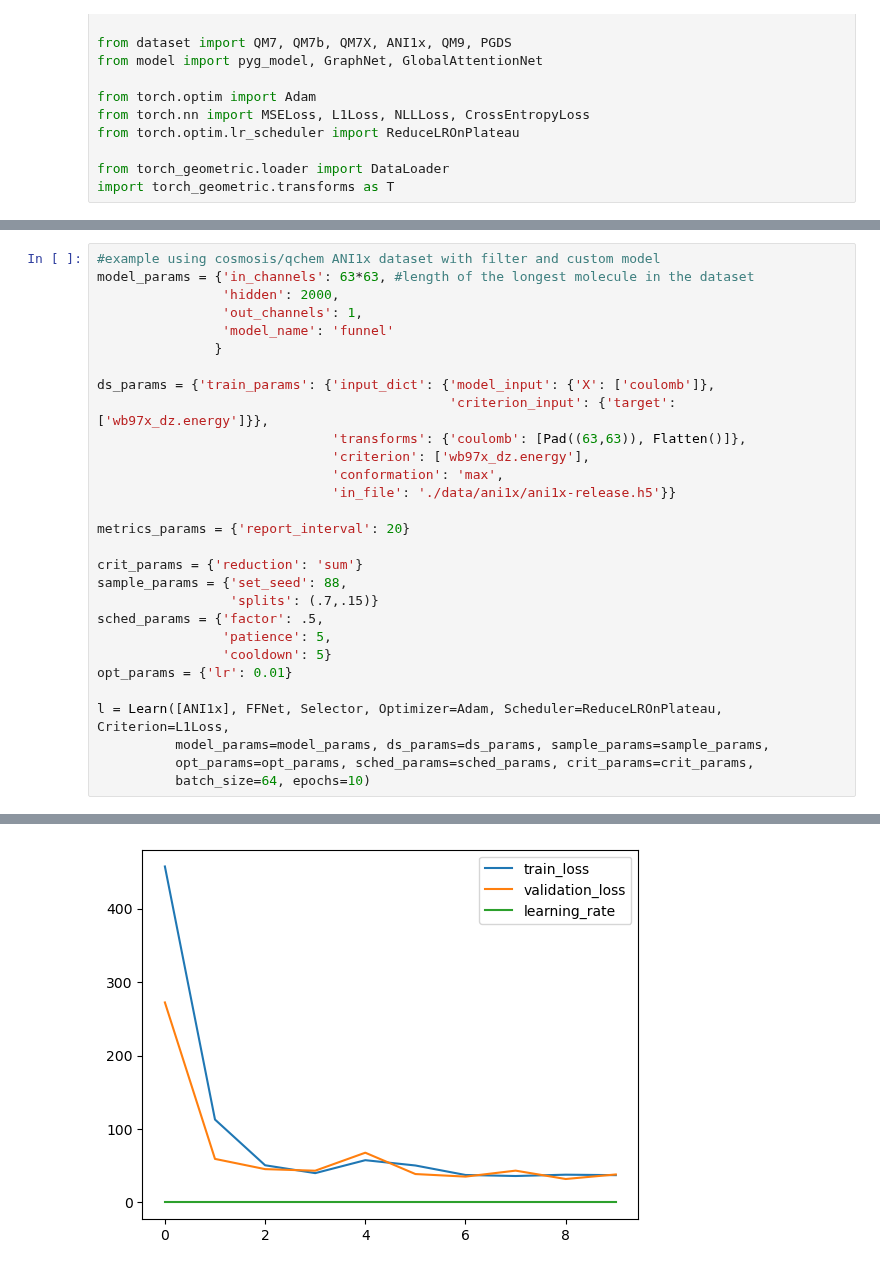
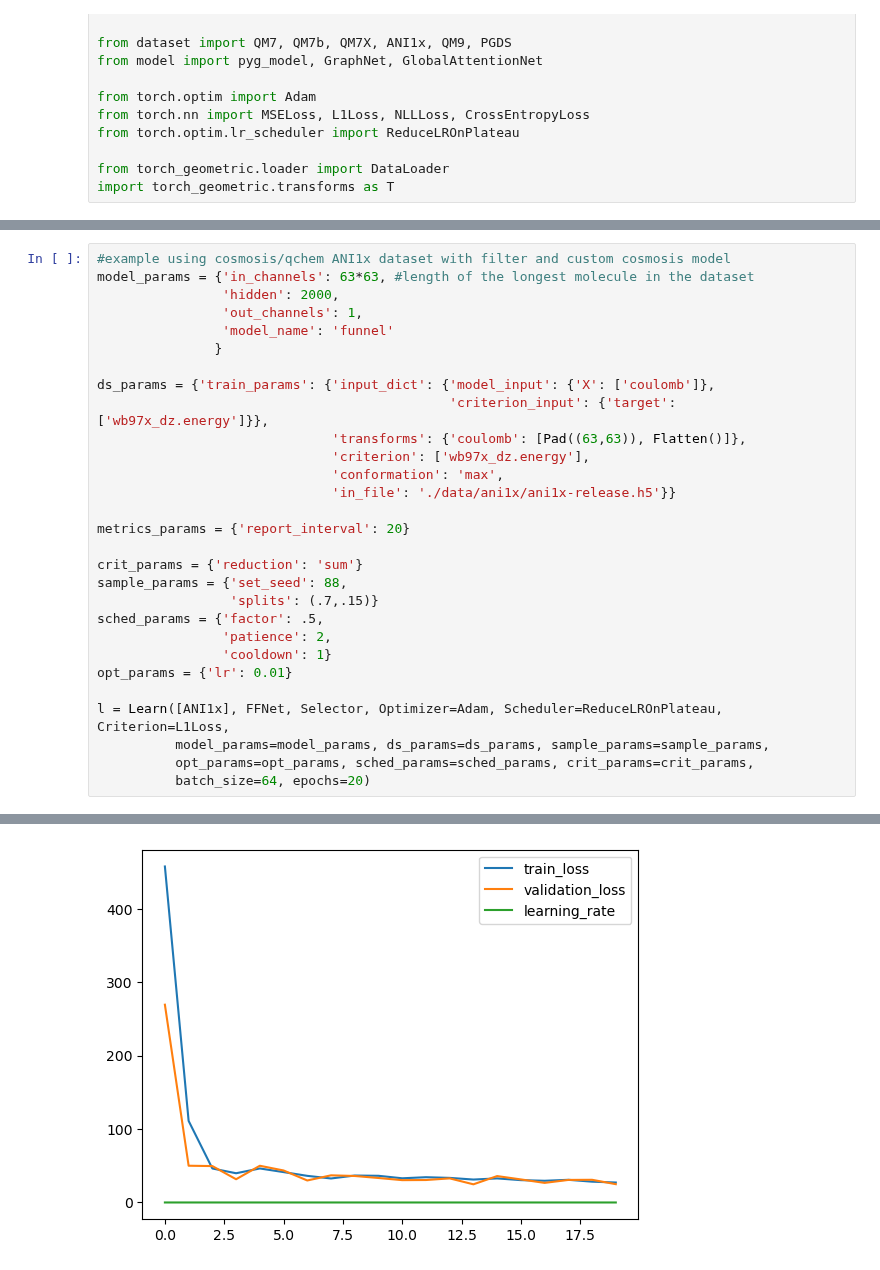
Before and after one commit to icanswim/qchem, a Jupyter notebook: experiment.ipynb, the cells around one changed output, grey strips where cells are left out. Cells and saved outputs as stored; diff of their text form.

```diff
--- a/experiment.ipynb
+++ b/experiment.ipynb
@@ -470,5 +584,5 @@ l = Learn([QM7X], FFNet, Selector,
 # %%
-#example using cosmosis/qchem ANI1x dataset with filter and custom model
+#example using cosmosis/qchem ANI1x dataset with filter and custom cosmosis model
 model_params = {'in_channels': 63*63, #length of the longest molecule in the dataset
                 'hidden': 2000,
                 'out_channels': 1,
@@ -488,14 +602,14 @@ crit_params = {'reduction': 'sum'}
 sample_params = {'set_seed': 88,
                  'splits': (.7,.15)}
 sched_params = {'factor': .5,
-                'patience': 5,
-                'cooldown': 5}
+                'patience': 2,
+                'cooldown': 1}
 opt_params = {'lr': 0.01}
 
 l = Learn([ANI1x], FFNet, Selector, Optimizer=Adam, Scheduler=ReduceLROnPlateau, Criterion=L1Loss,
           model_params=model_params, ds_params=ds_params, sample_params=sample_params,
           opt_params=opt_params, sched_params=sched_params, crit_params=crit_params,
-          batch_size=64, epochs=10)
+          batch_size=64, epochs=20)
 # %% [output]
 molecules loaded:  1000
 molecules loaded:  2000
@@ -516 +631 @@ learning time: 0:00:13.150371
-[figure, old version]
+[figure, new version]
```
Also changed, not shown: parts of 18 cells of this notebook.
